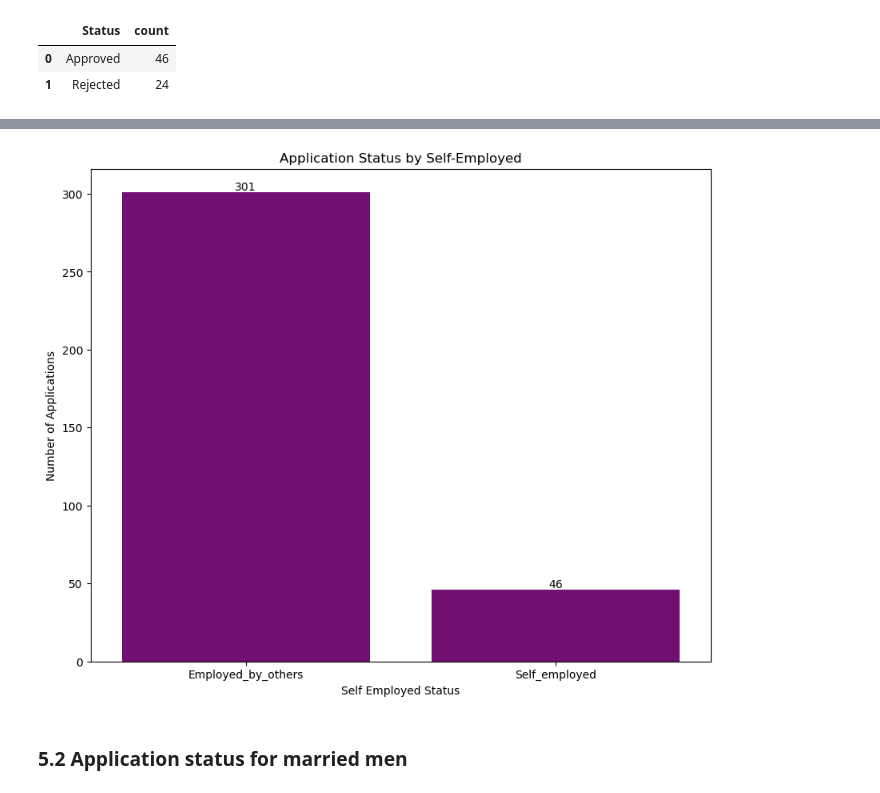
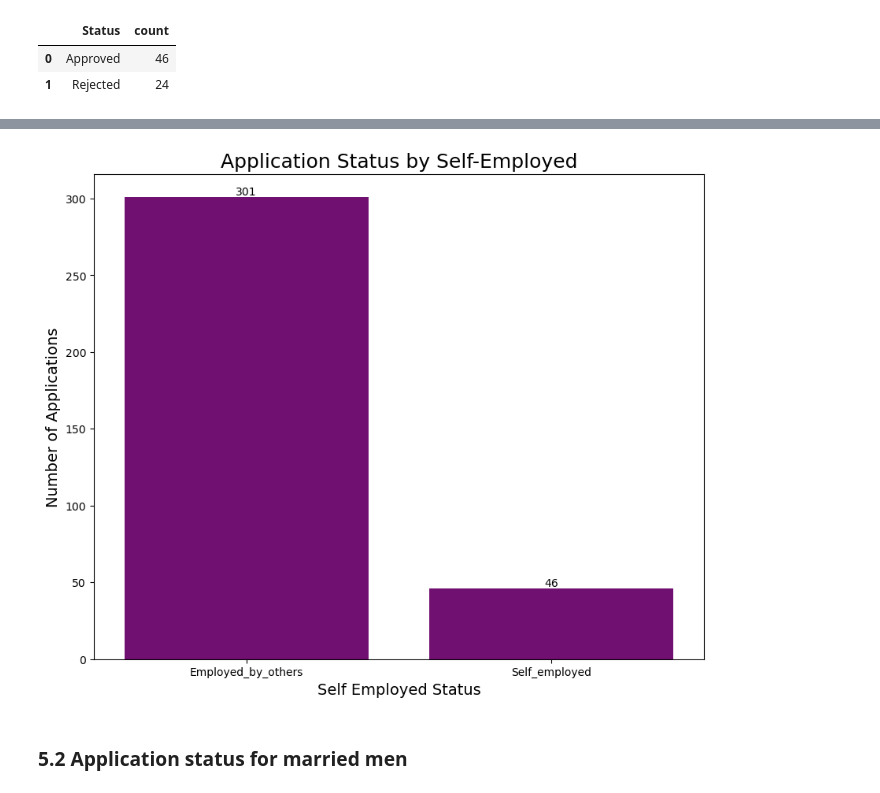
Before and after one commit to ondugba/Capstone, a Jupyter notebook: Ndugba_DE_Capstone_part2.ipynb, the cells around one changed output, grey strips where cells are left out. Saved outputs shown, nothing was run; the diff lists cells and outputs as text; code cells hidden in the pictures.

```diff
--- a/Ndugba_DE_Capstone_part2.ipynb
+++ b/Ndugba_DE_Capstone_part2.ipynb
@@ -212,13 +229,13 @@ plt.savefig('./images/self_employ3', dpi=500);
 # %%
 fig, ax = plt.subplots(figsize=(10, 8))
 ax = sns.barplot(x='employed_type', y='count', data=app_status, color='purple')
-plt.title('Application Status by Self-Employed')
-plt.xlabel('Self Employed Status')
-plt.ylabel('Number of Applications')
+plt.title('Application Status by Self-Employed', fontsize=18)
+plt.xlabel('Self Employed Status', fontsize=14)
+plt.ylabel('Number of Applications', fontsize=14)
 ax.bar_label(ax.containers[0])
 plt.savefig('./images/self_employ4', dpi=500);
 # %% [output]
-[figure, old version]
+[figure, new version]
 # %% [markdown]
 ### 5.2 Application status for married men
 # %%
```
Also changed, not shown: parts of 24 cells of this notebook, 7 other files.
